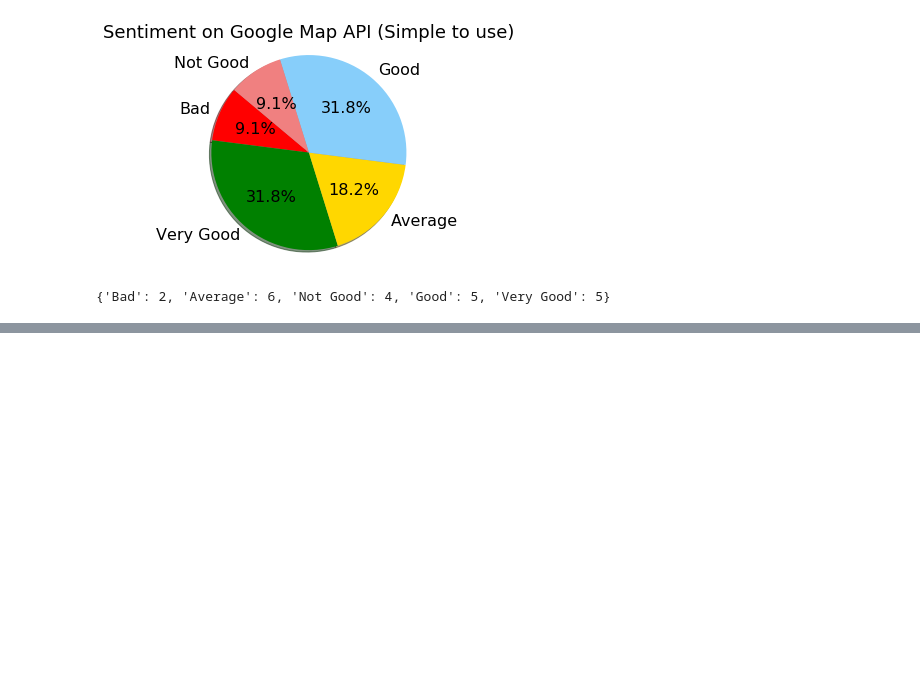
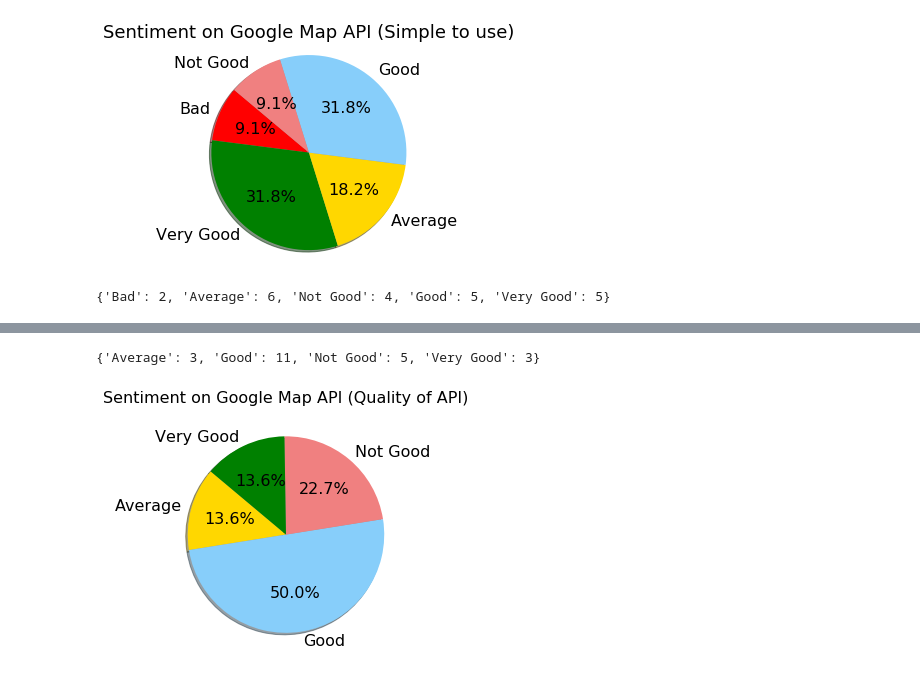
Before and after one commit to mzkaramat/DeveloperReactionToAPIChanges, a Jupyter notebook: Mainak/analyzed_survey.ipynb, the cells around one changed output, grey strips where cells are left out. Saved outputs shown, nothing was run; the diff lists cells and outputs as text; code cells hidden in the pictures; blank space fills up the shorter version.

```diff
--- a/Mainak/analyzed_survey.ipynb
+++ b/Mainak/analyzed_survey.ipynb
@@ -202,0 +203,26 @@ plt.show()
+# %%
+quality_g_map_api=list(df[9])
+quality_g_map_api=[a for a in quality_g_map_api if str(a)!='nan']
+k=list(Counter(quality_g_map_api).keys())
+v=list(Counter(quality_g_map_api).values())
+quality_g_map_api_stat={}
+for indx, val in enumerate(k):
+    quality_g_map_api_stat[rate_constant[val]]=v[indx]
+quality_g_map_api_stat
+# %% [output]
+{'Average': 3, 'Good': 11, 'Not Good': 5, 'Very Good': 3}
+# %%
+labels = quality_g_map_api_stat.keys()
+sizes = quality_g_map_api_stat.values()
+colors = ['gold','lightskyblue', 'lightcoral', 'green', 'red']
+#explode = (0.1, 0, 0, 0)  # explode 1st slice
+
+# Plot
+plt.pie(sizes, labels=labels, colors=colors,
+autopct='%1.1f%%', shadow=True, startangle=140,textprops={'fontsize': 16})
+
+plt.axis('equal')
+plt.title('Sentiment on Google Map API (Quality of API)\n',fontsize=16)
+plt.show()
+# %% [output]
+[figure, added]
```
Also changed, not shown: parts of 1 cell of this notebook, 7 other files.
